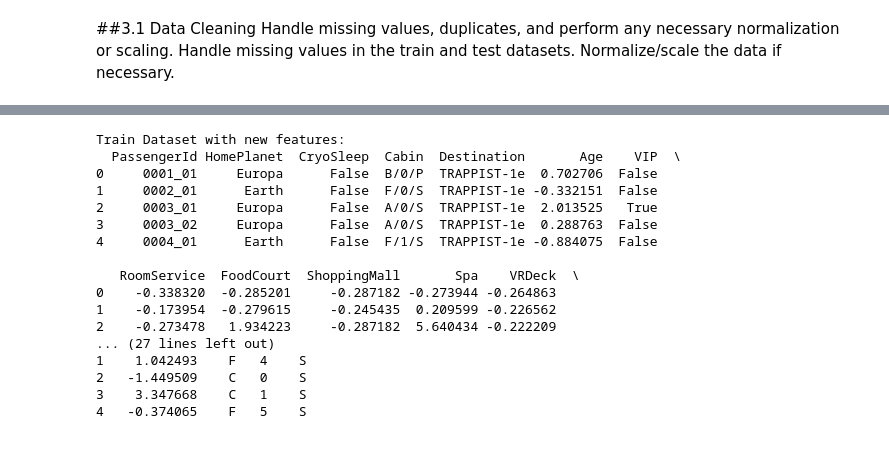
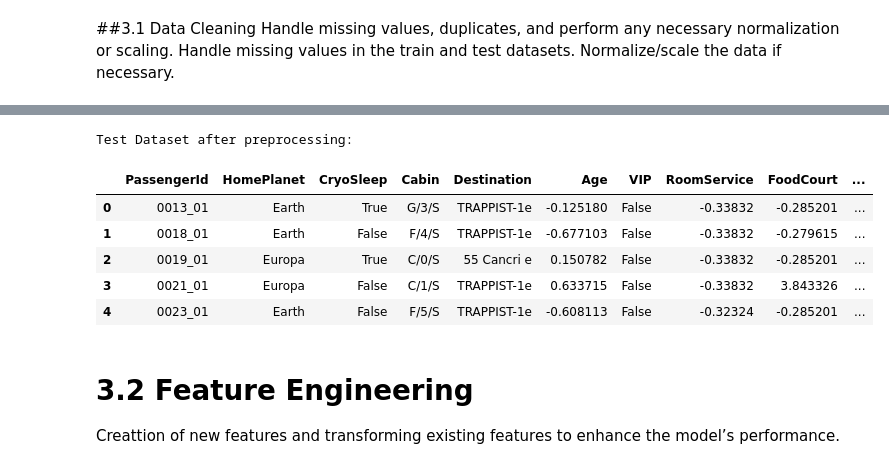
Before and after one commit to The-Kaggle-Crew-18/Kaggle-Challenge-18, a Jupyter notebook: KaggleChallenge.ipynb, the cells around one changed output, grey strips where cells are left out. Cells and saved outputs as stored; diff of their text form; code cells hidden in the pictures.

```diff
--- a/KaggleChallenge.ipynb
+++ b/KaggleChallenge.ipynb
@@ -193,32 +182,24 @@ Train Dataset after preprocessing:
+# %%
+#Normalization of Test data and it's result
+test_df[numerical_features] = scaler.transform(test_df[numerical_features])
+print("\nTest Dataset after preprocessing:")
+test_df.head()
+# %% [output]
+Test Dataset after preprocessing:
+|  | PassengerId | HomePlanet | CryoSleep | Cabin | Destination | Age | VIP | RoomService | FoodCourt | ... |
+| 0 | 0013_01 | Earth | True | G/3/S | TRAPPIST-1e | -0.125180 | False | -0.33832 | -0.285201 | ... |
+| 1 | 0018_01 | Earth | False | F/4/S | TRAPPIST-1e | -0.677103 | False | -0.33832 | -0.279615 | ... |
+| 2 | 0019_01 | Europa | True | C/0/S | 55 Cancri e | 0.150782 | False | -0.33832 | -0.285201 | ... |
+| 3 | 0021_01 | Europa | False | C/1/S | TRAPPIST-1e | 0.633715 | False | -0.33832 | 3.843326 | ... |
+| 4 | 0023_01 | Earth | False | F/5/S | TRAPPIST-1e | -0.608113 | False | -0.32324 | -0.285201 | ... |
+# %% [markdown]
+# **3.2 Feature Engineering**
+Creattion of new features and transforming existing features to enhance the model’s performance.
 # %%
-# Creating new features (example)
+# Creating new features
 train_df['TotalSpent'] = train_df['RoomService'] + train_df['FoodCourt'] + train_df['ShoppingMall'] + train_df['Spa'] + train_df['VRDeck']
 test_df['TotalSpent'] = test_df['RoomService'] + test_df['FoodCourt'] + test_df['ShoppingMall'] + test_df['Spa'] + test_df['VRDeck']
 
-# Transforming existing features (example: extracting deck and room number from Cabin)
+# Transforming existing features (extracting deck and room number from Cabin)
 train_df[['Deck', 'Num', 'Side']] = train_df['Cabin'].str.split('/', expand=True)
 test_df[['Deck', 'Num', 'Side']] = test_df['Cabin'].str.split('/', expand=True)
-
-# Verifying the changes
-print("Train Dataset with new features:")
-print(train_df.head())
-print("\nTest Dataset with new features:")
-print(test_df.head())
-# %% [output]
-Train Dataset with new features:
-  PassengerId HomePlanet  CryoSleep  Cabin  Destination       Age    VIP  \
-0     0001_01     Europa      False  B/0/P  TRAPPIST-1e  0.702706  False
-1     0002_01      Earth      False  F/0/S  TRAPPIST-1e -0.332151  False
-2     0003_01     Europa      False  A/0/S  TRAPPIST-1e  2.013525   True
-3     0003_02     Europa      False  A/0/S  TRAPPIST-1e  0.288763  False
-4     0004_01      Earth      False  F/1/S  TRAPPIST-1e -0.884075  False
-
-   RoomService  FoodCourt  ShoppingMall       Spa    VRDeck  \
-0    -0.338320  -0.285201     -0.287182 -0.273944 -0.264863
-1    -0.173954  -0.279615     -0.245435  0.209599 -0.226562
-2    -0.273478   1.934223     -0.287182  5.640434 -0.222209
-... (27 lines left out)
-1    1.042493    F   4    S
-2   -1.449509    C   0    S
-3    3.347668    C   1    S
-4   -0.374065    F   5    S
```
Also changed, not shown: parts of 19 cells of this notebook.
